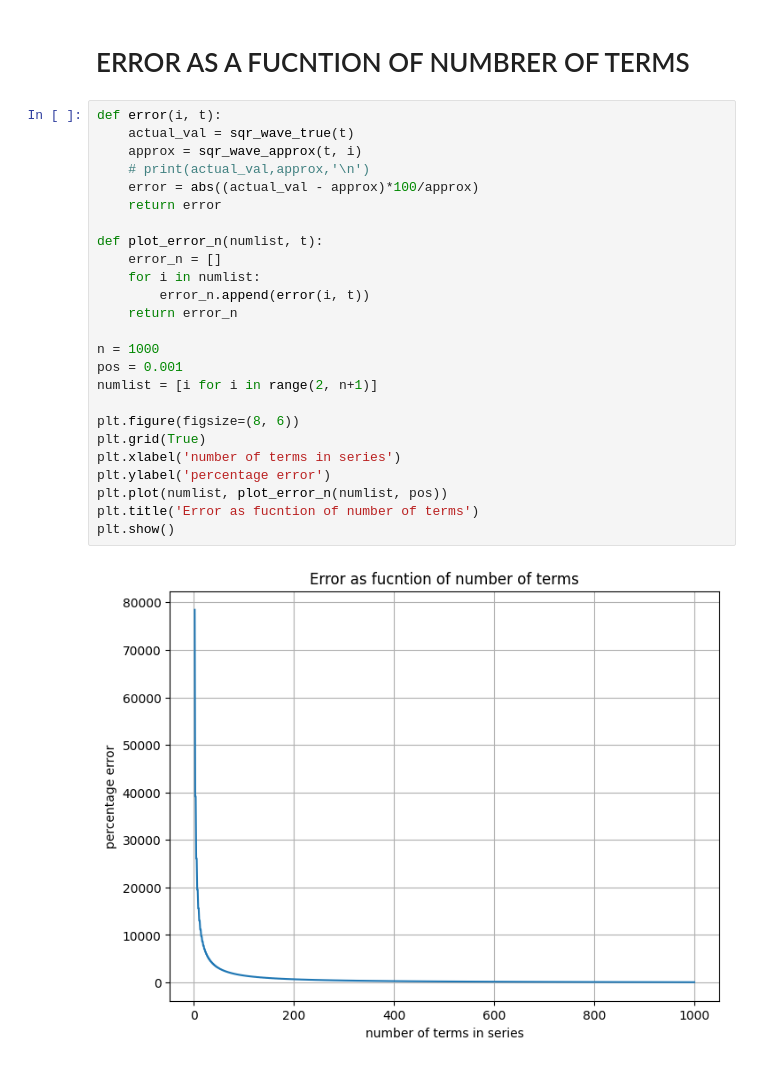
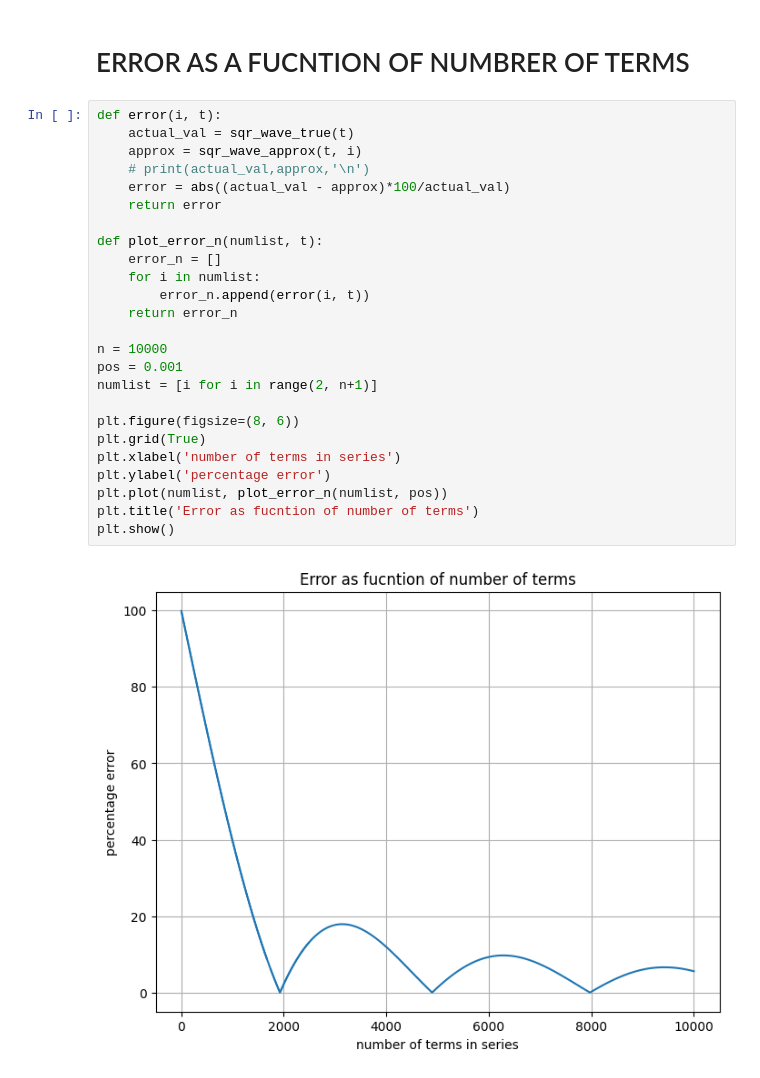
Before and after one commit to alan-ajay/Implementation-of-Fast-Fourier-Transform, a Jupyter notebook: Fourier Series and Convergence.ipynb, the cells around one changed output. Drawn from its saved outputs; the diff is of its cells as text.

```diff
--- a/Fourier Series and Convergence.ipynb
+++ b/Fourier Series and Convergence.ipynb
@@ -128,27 +132,27 @@ plt.show()
 # %%
 def error(i, t):
     actual_val = sqr_wave_true(t)
     approx = sqr_wave_approx(t, i)
     # print(actual_val,approx,'\n')
-    error = abs((actual_val - approx)*100/approx)
+    error = abs((actual_val - approx)*100/actual_val)
     return error
 
 def plot_error_n(numlist, t):
     error_n = []
     for i in numlist:
         error_n.append(error(i, t))
     return error_n
 
-n = 1000
+n = 10000
 pos = 0.001
 numlist = [i for i in range(2, n+1)]
 
 plt.figure(figsize=(8, 6))
 plt.grid(True)
 plt.xlabel('number of terms in series')
 plt.ylabel('percentage error')
 plt.plot(numlist, plot_error_n(numlist, pos))
 plt.title('Error as fucntion of number of terms')
 plt.show()
 # %% [output]
-[figure, old version]
+[figure, new version]
```
Also changed, not shown: parts of 3 cells of this notebook.
